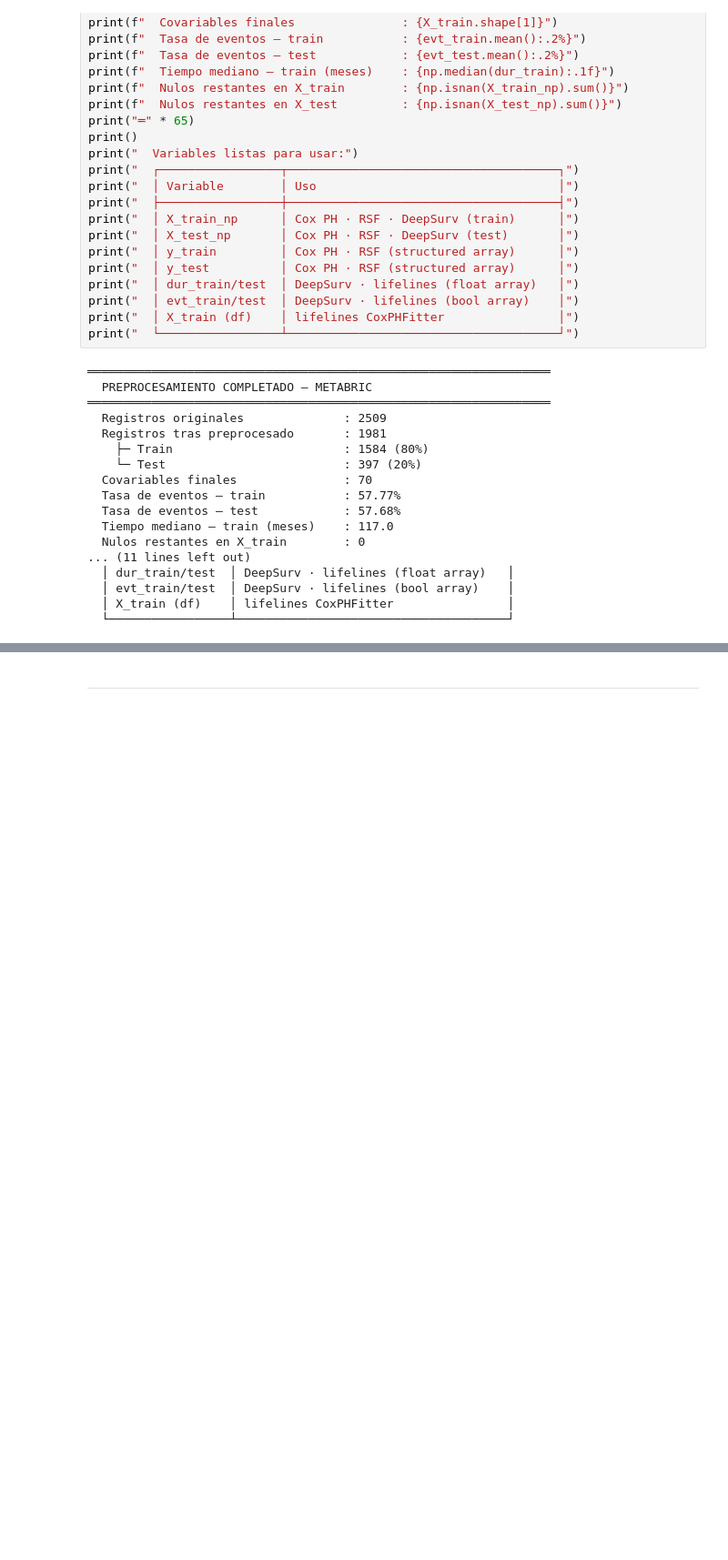
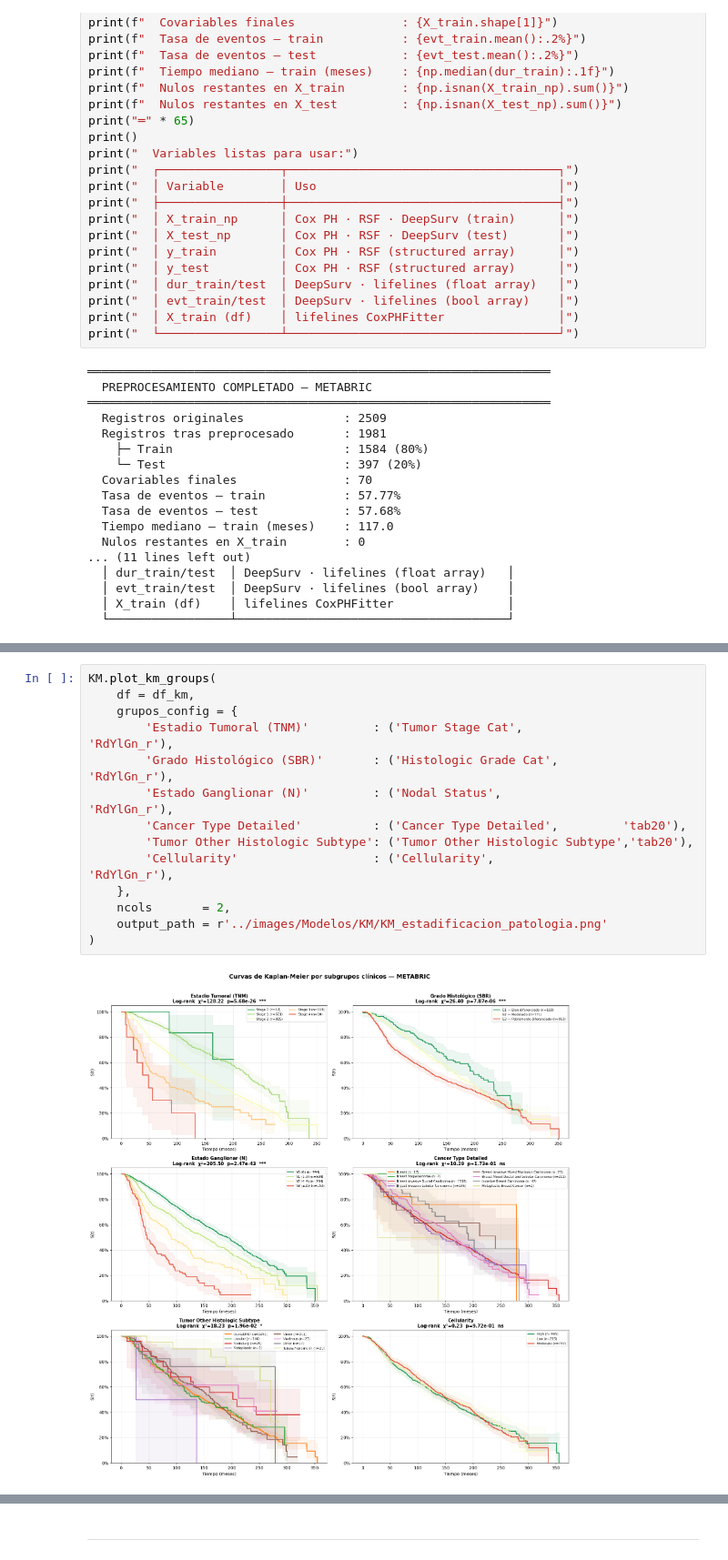
Before and after one commit to JulioUQ/TFM---Analisis-de-supervivencia-del-cancer, a Jupyter notebook: Modulo 3 - Diseño e implementacion del trabajo/code/EDA.ipynb, the cells around one changed output, grey strips where cells are left out. Shown at 91% size. Drawn from its saved outputs; the diff is of its cells as text; blank space fills up the shorter version.

```diff
--- a/Modulo 3 - Diseño e implementacion del trabajo/code/EDA.ipynb
+++ b/Modulo 3 - Diseño e implementacion del trabajo/code/EDA.ipynb
@@ -764,0 +1123,16 @@ print("  └─────────────────┴────
+# %%
+KM.plot_km_groups(
+    df = df_km,
+    grupos_config = {
+        'Estadio Tumoral (TNM)'         : ('Tumor Stage Cat',              'RdYlGn_r'),
+        'Grado Histológico (SBR)'       : ('Histologic Grade Cat',         'RdYlGn_r'),
+        'Estado Ganglionar (N)'         : ('Nodal Status',                 'RdYlGn_r'),
+        'Cancer Type Detailed'          : ('Cancer Type Detailed',         'tab20'),
+        'Tumor Other Histologic Subtype': ('Tumor Other Histologic Subtype','tab20'),
+        'Cellularity'                   : ('Cellularity',                  'RdYlGn_r'),
+    },
+    ncols       = 2,
+    output_path = r'../images/Modelos/KM/KM_estadificacion_patologia.png'
+)
+# %% [output]
+[figure, added]
```
Also changed, not shown: parts of 36 cells of this notebook, 11 other files.
